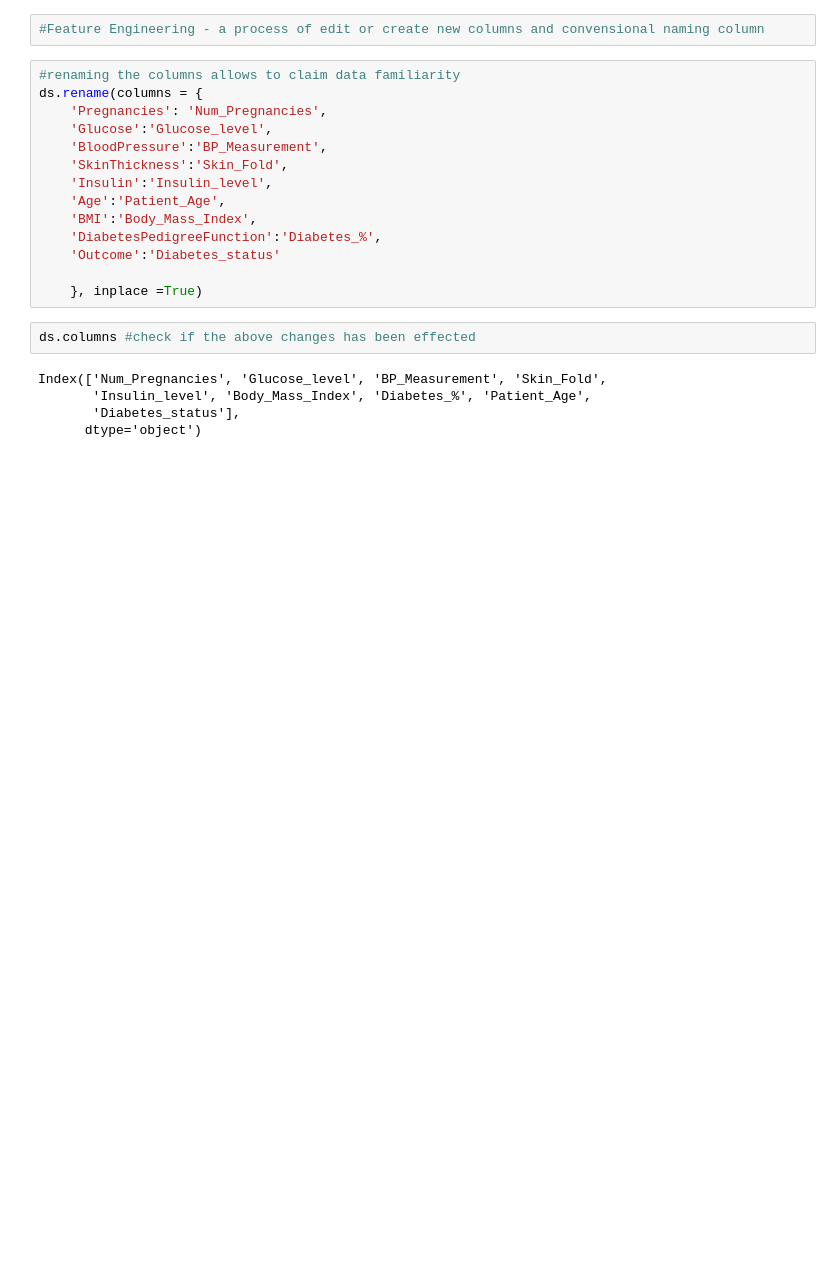
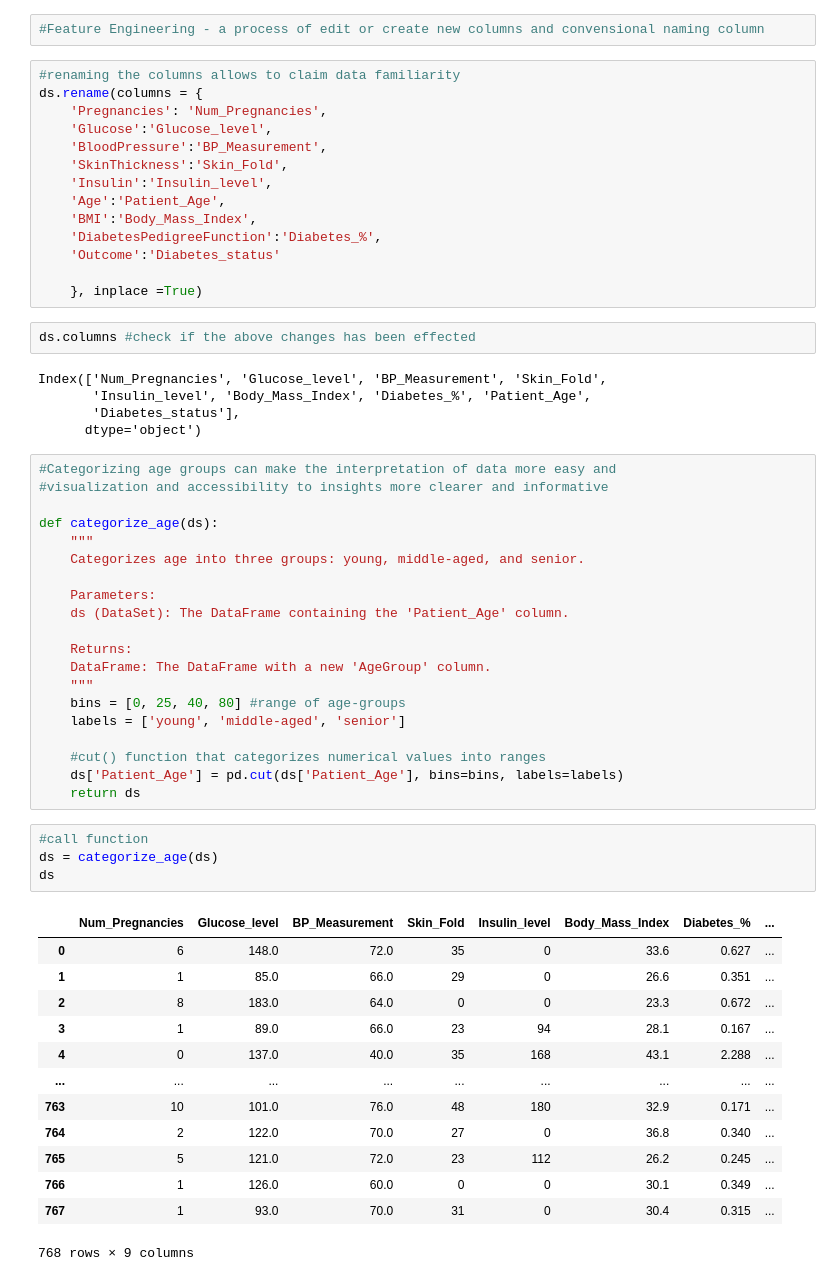
Before and after one commit to Abiton198/diabetes_data_analysis, a Jupyter notebook: diabetes_data_analysis.ipynb, the cells around one changed output. Drawn from its saved outputs; the diff is of its cells as text; blank space fills up the shorter version.

Commit message:
feature_engeneering - categorize age function

```diff
--- a/diabetes_data_analysis.ipynb
+++ b/diabetes_data_analysis.ipynb
@@ -203,3 +203,41 @@ Index(['Num_Pregnancies', 'Glucose_level', 'BP_Measurement', 'Skin_Fold',
        'Insulin_level', 'Body_Mass_Index', 'Diabetes_%', 'Patient_Age',
        'Diabetes_status'],
       dtype='object')
+# %%
+#Categorizing age groups can make the interpretation of data more easy and
+#visualization and accessibility to insights more clearer and informative
+
+def categorize_age(ds):
+    """
+    Categorizes age into three groups: young, middle-aged, and senior.
+
+    Parameters:
+    ds (DataSet): The DataFrame containing the 'Patient_Age' column.
+
+    Returns:
+    DataFrame: The DataFrame with a new 'AgeGroup' column.
+    """
+    bins = [0, 25, 40, 80] #range of age-groups
+    labels = ['young', 'middle-aged', 'senior']
+
+    #cut() function that categorizes numerical values into ranges
+    ds['Patient_Age'] = pd.cut(ds['Patient_Age'], bins=bins, labels=labels)
+    return ds
+# %%
+#call function
+ds = categorize_age(ds)
+ds
+# %% [output]
+|  | Num_Pregnancies | Glucose_level | BP_Measurement | Skin_Fold | Insulin_level | Body_Mass_Index | Diabetes_% | ... |
+| 0 | 6 | 148.0 | 72.0 | 35 | 0 | 33.6 | 0.627 | ... |
+| 1 | 1 | 85.0 | 66.0 | 29 | 0 | 26.6 | 0.351 | ... |
+| 2 | 8 | 183.0 | 64.0 | 0 | 0 | 23.3 | 0.672 | ... |
+| 3 | 1 | 89.0 | 66.0 | 23 | 94 | 28.1 | 0.167 | ... |
+| 4 | 0 | 137.0 | 40.0 | 35 | 168 | 43.1 | 2.288 | ... |
+| ... | ... | ... | ... | ... | ... | ... | ... | ... |
+| 763 | 10 | 101.0 | 76.0 | 48 | 180 | 32.9 | 0.171 | ... |
+| 764 | 2 | 122.0 | 70.0 | 27 | 0 | 36.8 | 0.340 | ... |
+| 765 | 5 | 121.0 | 72.0 | 23 | 112 | 26.2 | 0.245 | ... |
+| 766 | 1 | 126.0 | 60.0 | 0 | 0 | 30.1 | 0.349 | ... |
+| 767 | 1 | 93.0 | 70.0 | 31 | 0 | 30.4 | 0.315 | ... |
+768 rows × 9 columns
```
Also changed, not shown: parts of 3 cells of this notebook.
